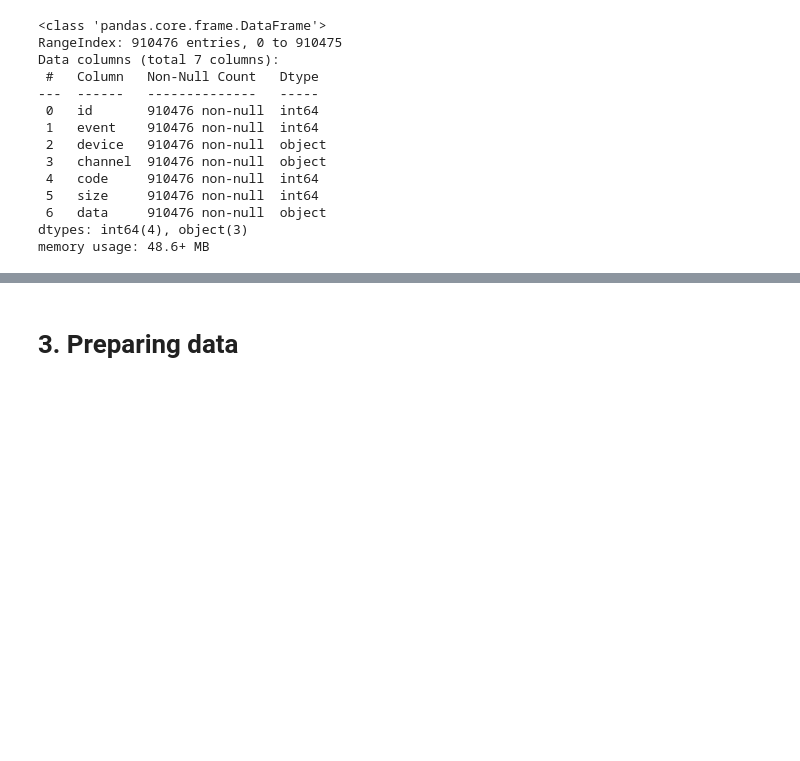
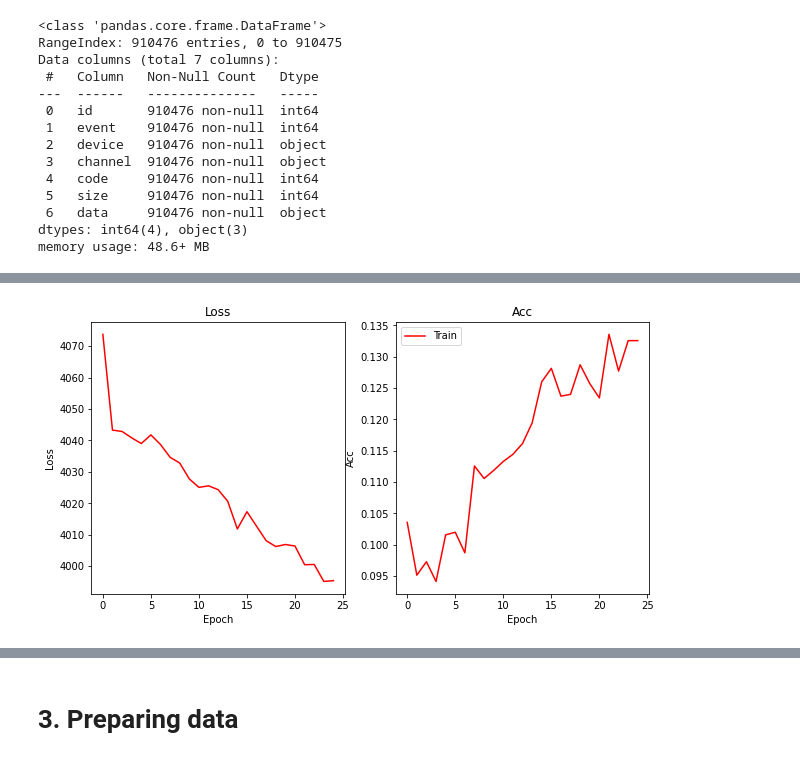
Before and after one commit to IImbryk/NMA_MindBigData, a Jupyter notebook: mnist_for_brain.ipynb, the cells around one changed output, grey strips where cells are left out. Saved outputs shown, nothing was run; the diff lists cells and outputs as text; code cells hidden in the pictures; blank space fills up the shorter version.

```diff
--- a/mnist_for_brain.ipynb
+++ b/mnist_for_brain.ipynb
@@ -411,0 +591,14 @@ memory usage: 48.6+ MB
+# %%
+fig, axs = plt.subplots(1, 2, figsize=(10, 5))
+for ax, (train_data, title) in zip(axs, ((train_loss, 'Loss'),
+                                                   (train_acc,'Acc'))):
+  # ax.plot(val_data, label='Val', c='red', ls = 'dashed')
+  ax.plot(train_data, label='Train', c='red', ls = 'solid')
+  # ax.set_title('Batch size: ' + str(batch_size))
+  ax.set_xlabel('Epoch')
+  ax.set_ylabel(title)
+  ax.set_title(title)
+plt.legend()
+plt.show()
+# %% [output]
+[figure, added]
```
Also changed, not shown: parts of 14 cells of this notebook.
